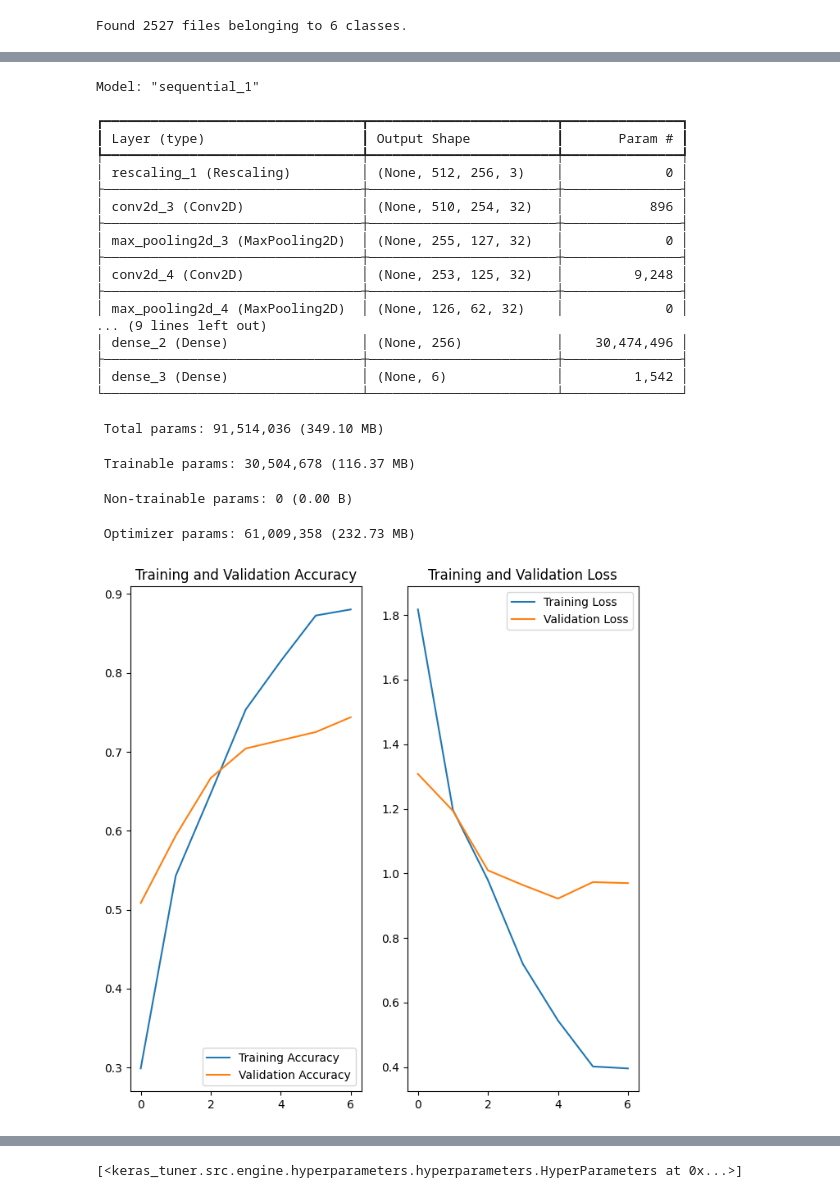
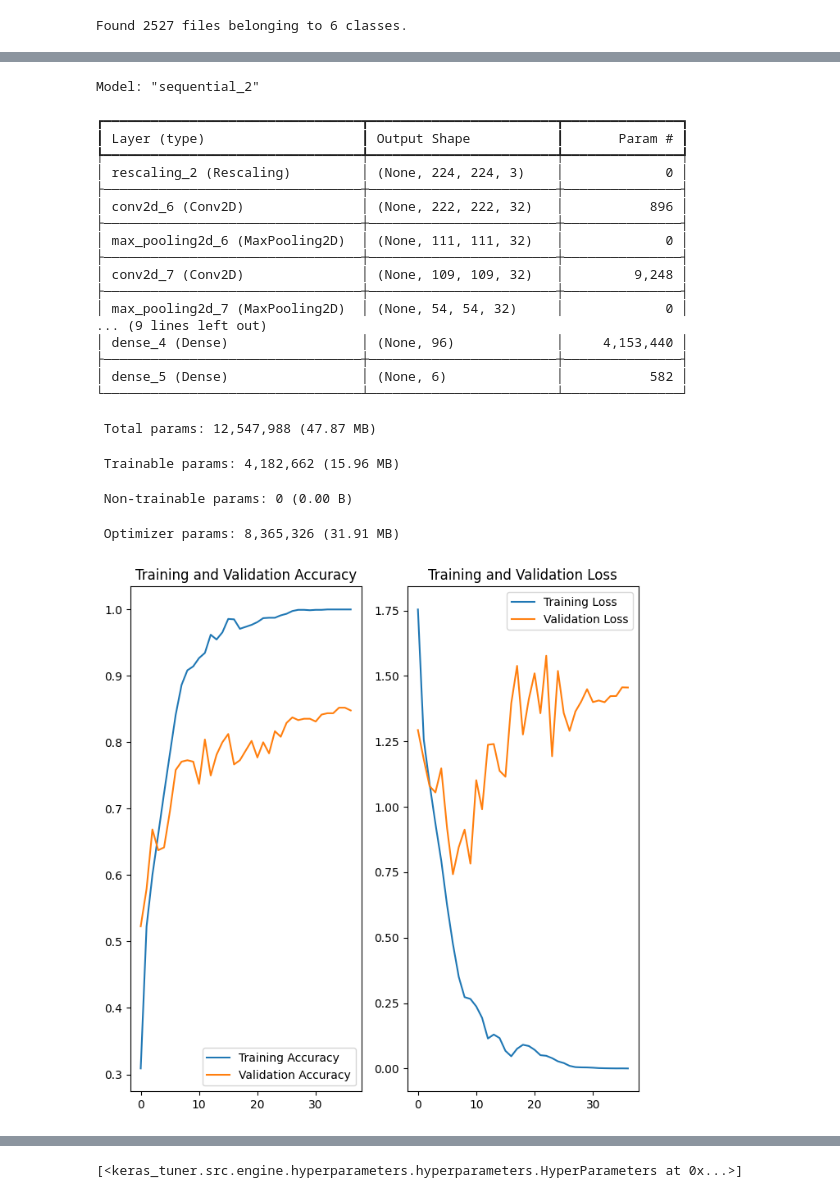
Before and after one commit to manntalati/ai_recycling_assistant, a Jupyter notebook: src/notebooks/hyperparameter_tuning.ipynb, the cells around one changed output, grey strips where cells are left out. Drawn from its saved outputs; the diff is of its cells as text; code cells hidden in the pictures.

Commit message:
retrained models
retrain models on 224x224 images to reduce the payload size error received from lambda + api gateway
- running into lambda error now when trying to test image

```diff
--- a/src/notebooks/hyperparameter_tuning.ipynb
+++ b/src/notebooks/hyperparameter_tuning.ipynb
@@ -8,9 +8,9 @@ from tensorflow import keras
 import keras_tuner as kt
 # %%
 master_dataset = tf.keras.utils.image_dataset_from_directory(
-    '../data/trashnet/dataset-resized',
+    '../../data/trashnet/dataset-resized',
     labels='inferred',
-    image_size=(512, 256),
+    image_size=(224, 224),
     batch_size=32,
     shuffle=True
 )
@@ -63,7 +63,7 @@ test_dataset = (
 # %%
 def model_builder(hyperparameter):
     model = tf.keras.Sequential()
-    model.add(tf.keras.layers.Rescaling(1./255, input_shape=(512, 256, 3)))
+    model.add(tf.keras.layers.Rescaling(1./255, input_shape=(224, 224, 3)))
     model.add(tf.keras.layers.Conv2D(32, (3, 3), activation='relu'))
     model.add(tf.keras.layers.MaxPooling2D((2, 2)))
     model.add(tf.keras.layers.Conv2D(32, (3, 3), activation='relu'))
@@ -73,7 +73,7 @@ def model_builder(hyperparameter):
     model.add(tf.keras.layers.Dropout(0.2))
     model.add(tf.keras.layers.Flatten())
 
-    hyperparameter_units = hyperparameter.Int('units', min_value=32, max_value=512, step=32)
+    hyperparameter_units = hyperparameter.Int('units', min_value=32, max_value=224, step=32)
     model.add(tf.keras.layers.Dense(units=hyperparameter_units, activation='relu'))
     model.add(tf.keras.layers.Dense(len(class_names)))
 
@@ -87,8 +87,8 @@ def model_builder(hyperparameter):
 tuner = kt.Hyperband(model_builder,
                      objective='val_accuracy',
                      max_epochs=10,
-                     directory='my_dir5',
-                     project_name='intro_to_kt5')
+                     directory='my_dir6',
+                     project_name='intro_to_kt6')
 # %%
 tuner.search(train_dataset, epochs=50, validation_data=validation_dataset)
 
@@ -205,5 +208,5 @@ plt.show()
 # %%
 hypermodel = tuner.hypermodel.build(best_hyperparameters)
 
-fitted_hypermodel = hypermodel.fit(train_dataset, validation_data=validation_dataset, epochs=7) # higher epochs that is found as "best" is not proving to be the best
+fitted_hypermodel = hypermodel.fit(train_dataset, validation_data=validation_dataset, epochs=best_epoch)
 # %% [output]
@@ -225,52 +232,52 @@ Epoch 7/7
 # %%
 hypermodel.summary()
 # %% [output]
-Model: "sequential_1"
+Model: "sequential_2"
 ┏━━━━━━━━━━━━━━━━━━━━━━━━━━━━━━━━━┳━━━━━━━━━━━━━━━━━━━━━━━━┳━━━━━━━━━━━━━━━┓
 ┃ Layer (type)                    ┃ Output Shape           ┃       Param # ┃
 ┡━━━━━━━━━━━━━━━━━━━━━━━━━━━━━━━━━╇━━━━━━━━━━━━━━━━━━━━━━━━╇━━━━━━━━━━━━━━━┩
-│ rescaling_1 (Rescaling)         │ (None, 512, 256, 3)    │             0 │
+│ rescaling_2 (Rescaling)         │ (None, 224, 224, 3)    │             0 │
 ├─────────────────────────────────┼────────────────────────┼───────────────┤
-│ conv2d_3 (Conv2D)               │ (None, 510, 254, 32)   │           896 │
+│ conv2d_6 (Conv2D)               │ (None, 222, 222, 32)   │           896 │
 ├─────────────────────────────────┼────────────────────────┼───────────────┤
-│ max_pooling2d_3 (MaxPooling2D)  │ (None, 255, 127, 32)   │             0 │
+│ max_pooling2d_6 (MaxPooling2D)  │ (None, 111, 111, 32)   │             0 │
 ├─────────────────────────────────┼────────────────────────┼───────────────┤
-│ conv2d_4 (Conv2D)               │ (None, 253, 125, 32)   │         9,248 │
+│ conv2d_7 (Conv2D)               │ (None, 109, 109, 32)   │         9,248 │
 ├─────────────────────────────────┼────────────────────────┼───────────────┤
-│ max_pooling2d_4 (MaxPooling2D)  │ (None, 126, 62, 32)    │             0 │
+│ max_pooling2d_7 (MaxPooling2D)  │ (None, 54, 54, 32)     │             0 │
 ... (9 lines left out)
-│ dense_2 (Dense)                 │ (None, 256)            │    30,474,496 │
+│ dense_4 (Dense)                 │ (None, 96)             │     4,153,440 │
 ├─────────────────────────────────┼────────────────────────┼───────────────┤
-│ dense_3 (Dense)                 │ (None, 6)              │         1,542 │
+│ dense_5 (Dense)                 │ (None, 6)              │           582 │
 └─────────────────────────────────┴────────────────────────┴───────────────┘
- Total params: 91,514,036 (349.10 MB)
+ Total params: 12,547,988 (47.87 MB)
- Trainable params: 30,504,678 (116.37 MB)
+ Trainable params: 4,182,662 (15.96 MB)
  Non-trainable params: 0 (0.00 B)
- Optimizer params: 61,009,358 (232.73 MB)
+ Optimizer params: 8,365,326 (31.91 MB)
 # %%
 acc = fitted_hypermodel.history['accuracy']
 val_acc = fitted_hypermodel.history['val_accuracy']
 
 loss = fitted_hypermodel.history['loss']
 val_loss = fitted_hypermodel.history['val_loss']
 
-epochs_range = range(7)
+epochs_range = range(best_epoch)
 
 plt.figure(figsize=(8, 8))
 plt.subplot(1, 2, 1)
 plt.plot(epochs_range, acc, label='Training Accuracy')
 plt.plot(epochs_range, val_acc, label='Validation Accuracy')
 plt.legend(loc='lower right')
 plt.title('Training and Validation Accuracy')
 
 plt.subplot(1, 2, 2)
 plt.plot(epochs_range, loss, label='Training Loss')
 plt.plot(epochs_range, val_loss, label='Validation Loss')
 plt.legend(loc='upper right')
 plt.title('Training and Validation Loss')
 plt.show()
 # %% [output]
-[figure, old version]
+[figure, new version]
 # %%
 eval_result = model.evaluate(test_dataset)
 print("[test loss, test accuracy]:", eval_result)
```
Also changed, not shown: parts of 11 cells of this notebook, 2 other files.
